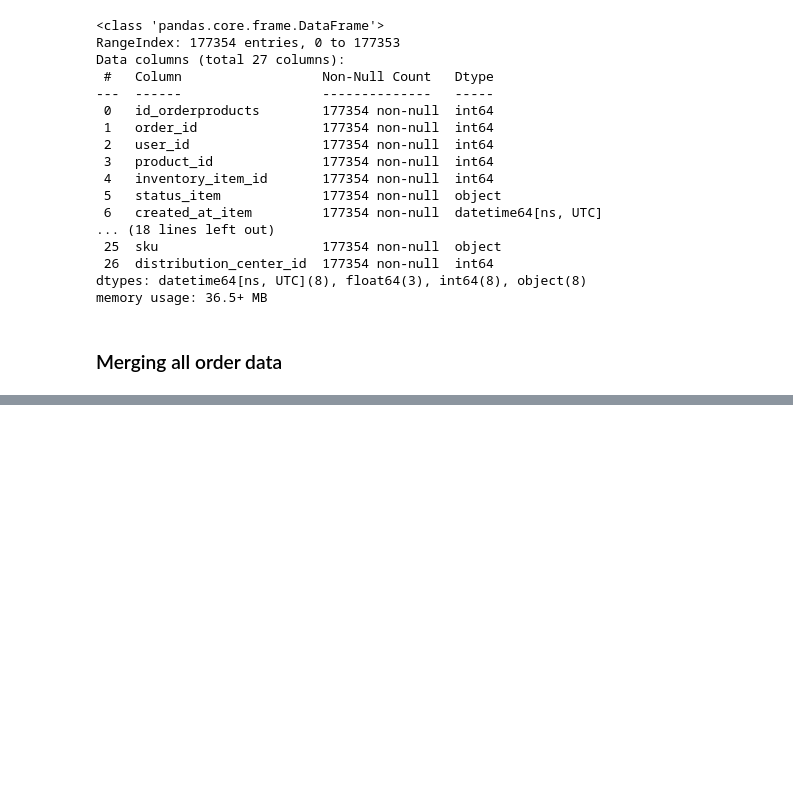
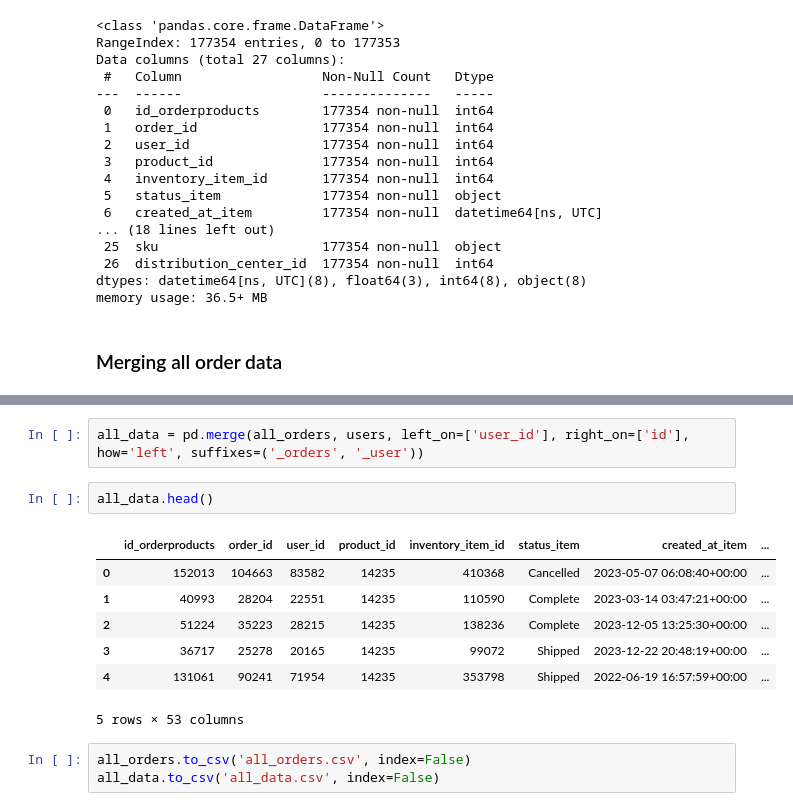
Before and after one commit to ardahk/amex, a Jupyter notebook: cleaning/Merging_Datasets.ipynb, the cells around one changed output, grey strips where cells are left out. Saved outputs shown, nothing was run; the diff lists cells and outputs as text; blank space fills up the shorter version.

```diff
--- a/cleaning/Merging_Datasets.ipynb
+++ b/cleaning/Merging_Datasets.ipynb
@@ -249,0 +252,15 @@ all_orders
+# %%
+all_data = pd.merge(all_orders, users, left_on=['user_id'], right_on=['id'], how='left', suffixes=('_orders', '_user'))
+# %%
+all_data.head()
+# %% [output]
+|  | id_orderproducts | order_id | user_id | product_id | inventory_item_id | status_item | created_at_item | ... |
+| 0 | 152013 | 104663 | 83582 | 14235 | 410368 | Cancelled | 2023-05-07 06:08:40+00:00 | ... |
+| 1 | 40993 | 28204 | 22551 | 14235 | 110590 | Complete | 2023-03-14 03:47:21+00:00 | ... |
+| 2 | 51224 | 35223 | 28215 | 14235 | 138236 | Complete | 2023-12-05 13:25:30+00:00 | ... |
+| 3 | 36717 | 25278 | 20165 | 14235 | 99072 | Shipped | 2023-12-22 20:48:19+00:00 | ... |
+| 4 | 131061 | 90241 | 71954 | 14235 | 353798 | Shipped | 2022-06-19 16:57:59+00:00 | ... |
+5 rows × 53 columns
+# %%
+all_orders.to_csv('all_orders.csv', index=False)
+all_data.to_csv('all_data.csv', index=False)
```
Also changed, not shown: parts of 5 cells of this notebook, 3 other files.
